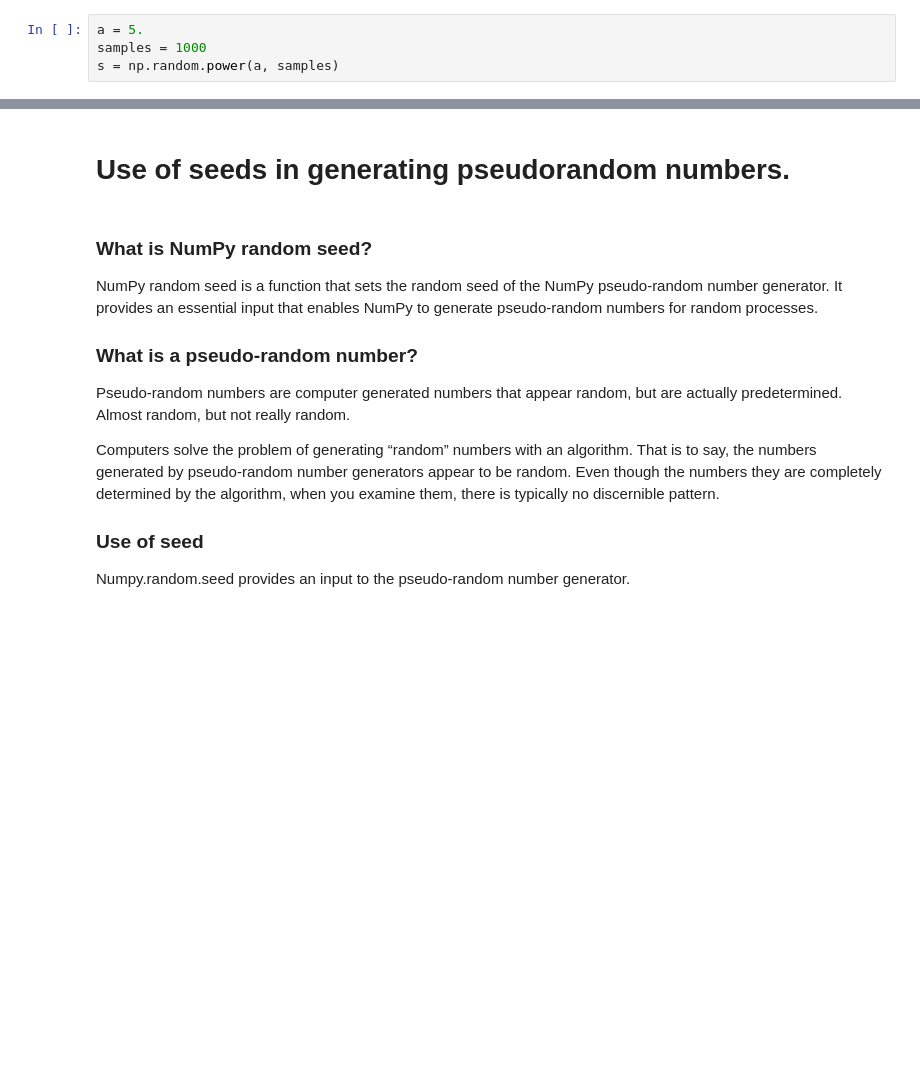
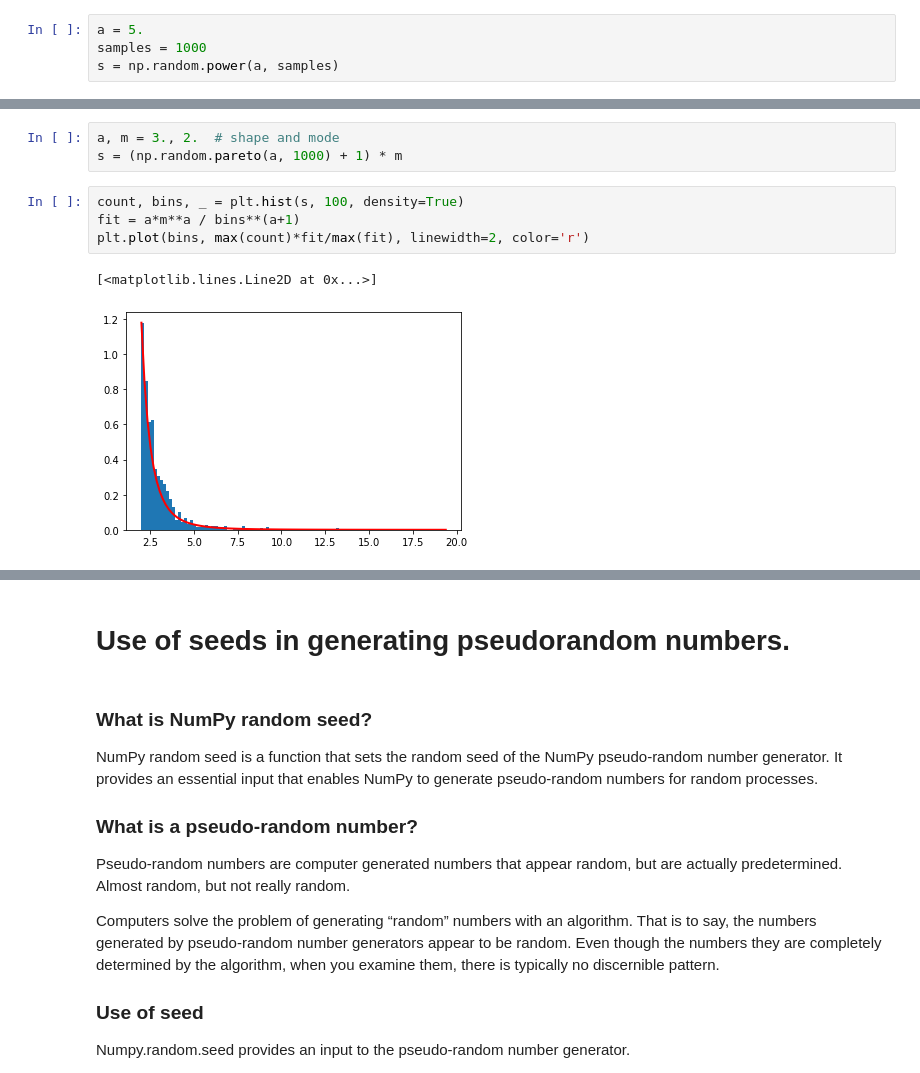
Before and after one commit to Katylub/Programing-Data-Analysis--Assignment, a Jupyter notebook: Numpy.Random-Package.ipynb, the cells around one changed output, grey strips where cells are left out. Drawn from its saved outputs; the diff is of its cells as text; blank space fills up the shorter version.

```diff
--- a/Numpy.Random-Package.ipynb
+++ b/Numpy.Random-Package.ipynb
@@ -163,0 +168,10 @@ plt.plot(x, normed_y)
+# %%
+a, m = 3., 2.  # shape and mode
+s = (np.random.pareto(a, 1000) + 1) * m
+# %%
+count, bins, _ = plt.hist(s, 100, density=True)
+fit = a*m**a / bins**(a+1)
+plt.plot(bins, max(count)*fit/max(fit), linewidth=2, color='r')
+# %% [output]
+[<matplotlib.lines.Line2D at 0x...>]
+[figure, added]
```
Also changed, not shown: parts of 15 cells of this notebook.
